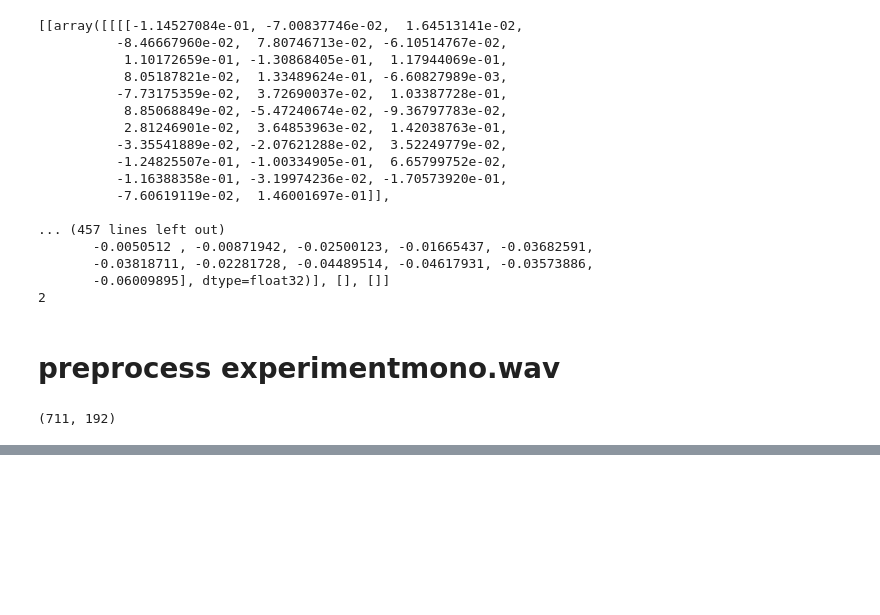
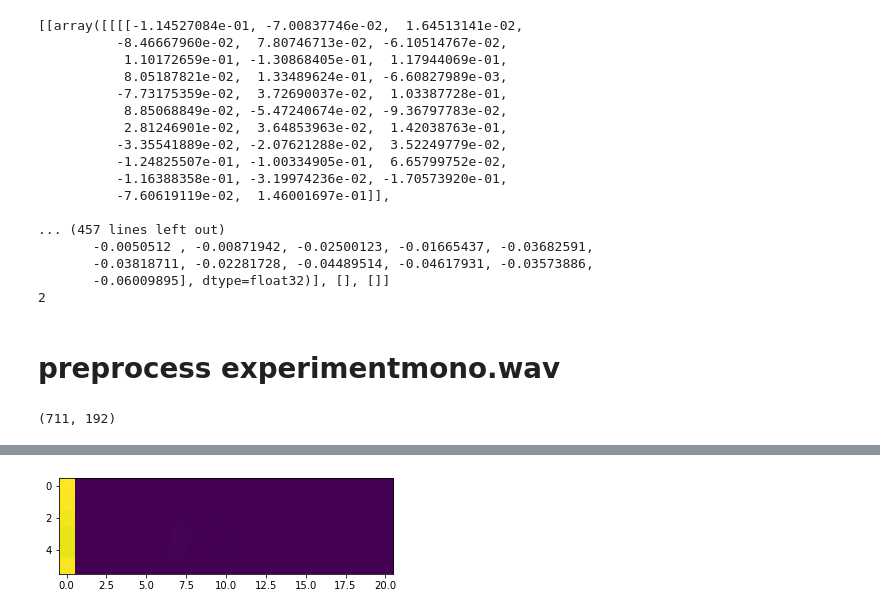
Before and after one commit to hozefazs/autotab, a Jupyter notebook: notebooks/Loading_Model_from_weight.h5.ipynb, the cells around one changed output, grey strips where cells are left out. Cells and saved outputs as stored; diff of their text form; code cells hidden in the pictures; blank space fills up the shorter version.

Commit message:
prediction loads

```diff
--- a/notebooks/Loading_Model_from_weight.h5.ipynb
+++ b/notebooks/Loading_Model_from_weight.h5.ipynb
@@ -318,0 +297,6 @@ x_new_exp.shape
+# %%
+halfwin = con_win_size // 2
+# %%
+full_x = np.pad(process, [(halfwin, halfwin), # full x is the entire song padded with halfwin*2 frames
+                                             (0, 0)],mode='constant')
+full_x.shape
@@ -318,0 +309,5 @@ x_new_exp.shape
+# %%
+x_new = np.empty((full_x.shape[0],192,9,1))
+for frame_idx in range(0,full_x.shape[0]): # for all frames in the experiment
+    sample_x = full_x[frame_idx:frame_idx + con_win_size]
+    np.append(x_new,np.expand_dims(np.swapaxes(sample_x, 0, 1), -1))
@@ -318,0 +318,2 @@ x_new_exp.shape
+# %%
+y_pred = model.predict(x_new)
@@ -318,0 +337,5 @@ x_new_exp.shape
+# %%
+for frame in range(0,719):
+    plt.imshow(y_pred[frame])
+# %% [output]
+[figure, added]
```
Also changed, not shown: parts of 15 cells of this notebook.
